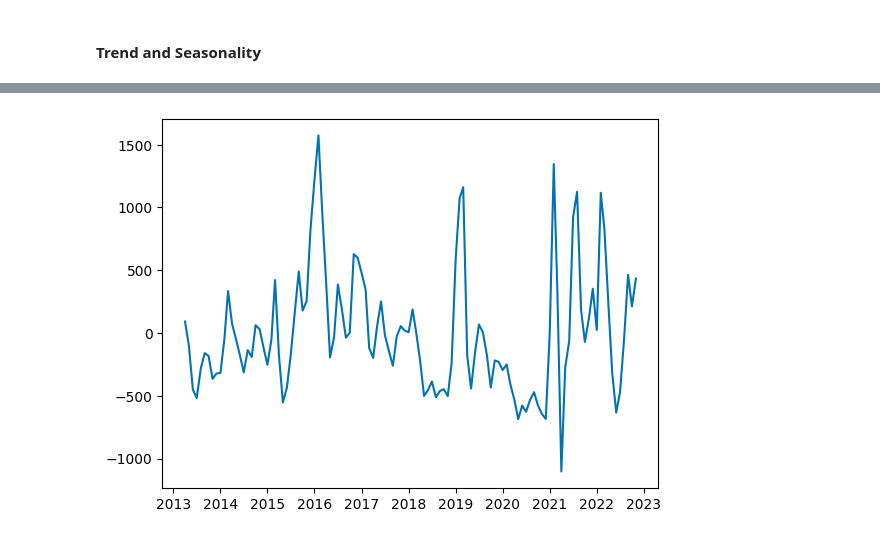
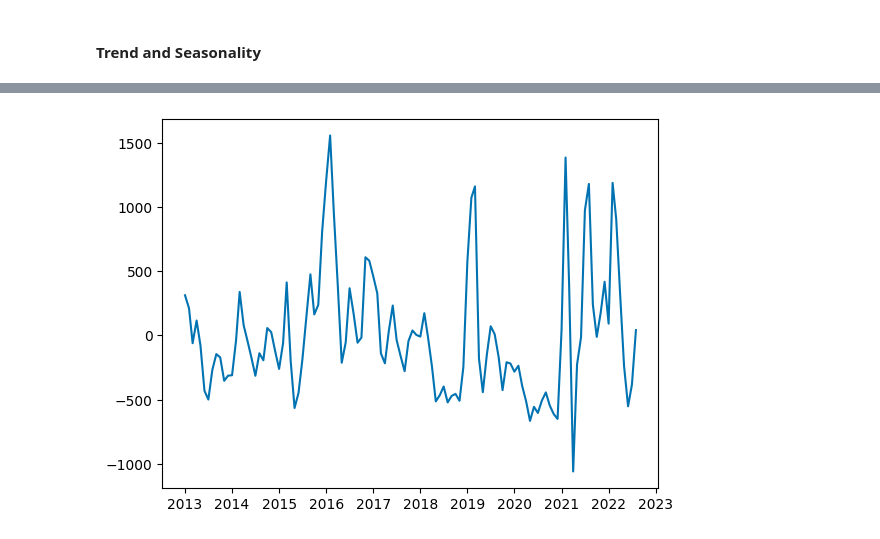
Before and after one commit to feligones/colombian_food_prices, a Jupyter notebook: notebooks/prices_poc_prediction.ipynb, the cells around one changed output, grey strips where cells are left out. Drawn from its saved outputs; the diff is of its cells as text; code cells hidden in the pictures.

Commit message:
[ADD] prediction POC

```diff
--- a/notebooks/prices_poc_prediction.ipynb
+++ b/notebooks/prices_poc_prediction.ipynb
@@ -51,7 +91,7 @@ plt.show()
 # %% [markdown]
 #### Time Series Decomposition w/ LOESS
 # %%
-stl = STL(y, period=12, robust=True)
+stl = STL(y_train, period=12, robust=True)
 res_robust = stl.fit()
 fig = res_robust.plot()
 # %% [output]
@@ -72,20 +112,23 @@ f_s 0.3159119988186687
 #### Trend and Seasonality
 # %%
 dp = DeterministicProcess(
-    index = y.index,
+    index = y_train.index,
     constant = True,
     order = (2 if f_t > 0.5 else 0),
     drop = True,
     seasonal = (True if f_s > 0.5 else False)
 )
 # %%
-X_1 = dp.in_sample()
+# Trend Component + Seasonality (if significant)
+X_1_train = dp.in_sample()
+X_1_test = dp.out_of_sample(steps=y_test.shape[0])
 # %%
-model_1 = LinearRegression().fit(X_1, y)
-
-y_fitted = pd.Series(model_1.predict(X_1), index=X_1.index)
-ax = y.plot()
-ax = y_fitted.plot()
+model_1 = LinearRegression().fit(X_1_train, y_train)
+y_fitted_1 = pd.Series(model_1.predict(X_1_train), index=X_1_train.index)
+y_pred_1 = pd.Series(model_1.predict(X_1_test), index=X_1_test.index)
+ax = y_train.plot()
+ax = y_fitted_1.plot()
+ax = y_pred_1.plot()
 ax.legend()
 plt.ylim(bottom=0)
 plt.show()
@@ -94,6 +137,6 @@ NameError: name 'LinearRegression' is not defined
 # %%
-residuals = y - y_pred
+residuals = y_train - y_fitted_1
 plt.plot(residuals)
 plt.show()
 # %% [output]
-[figure, old version]
+[figure, new version]
```
Also changed, not shown: parts of 43 cells of this notebook, 2 other files.
